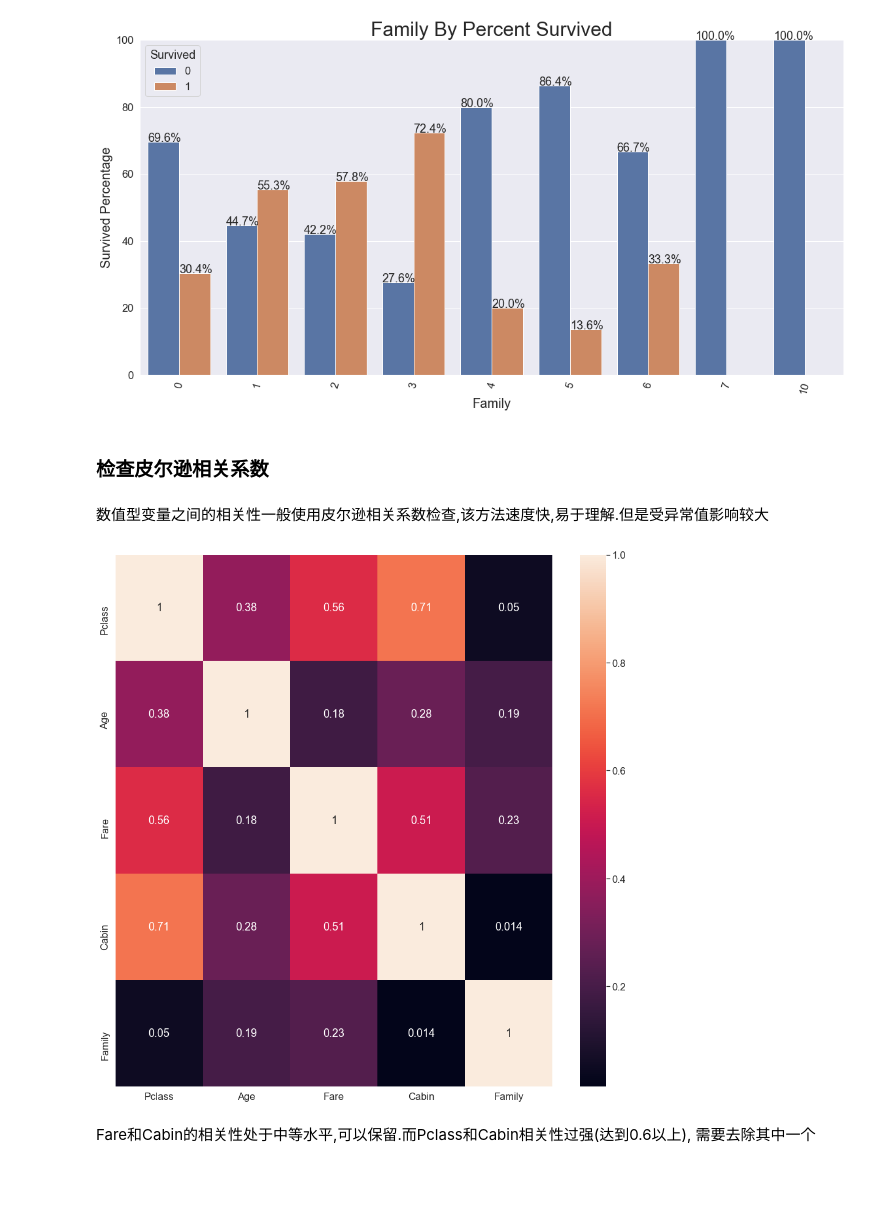
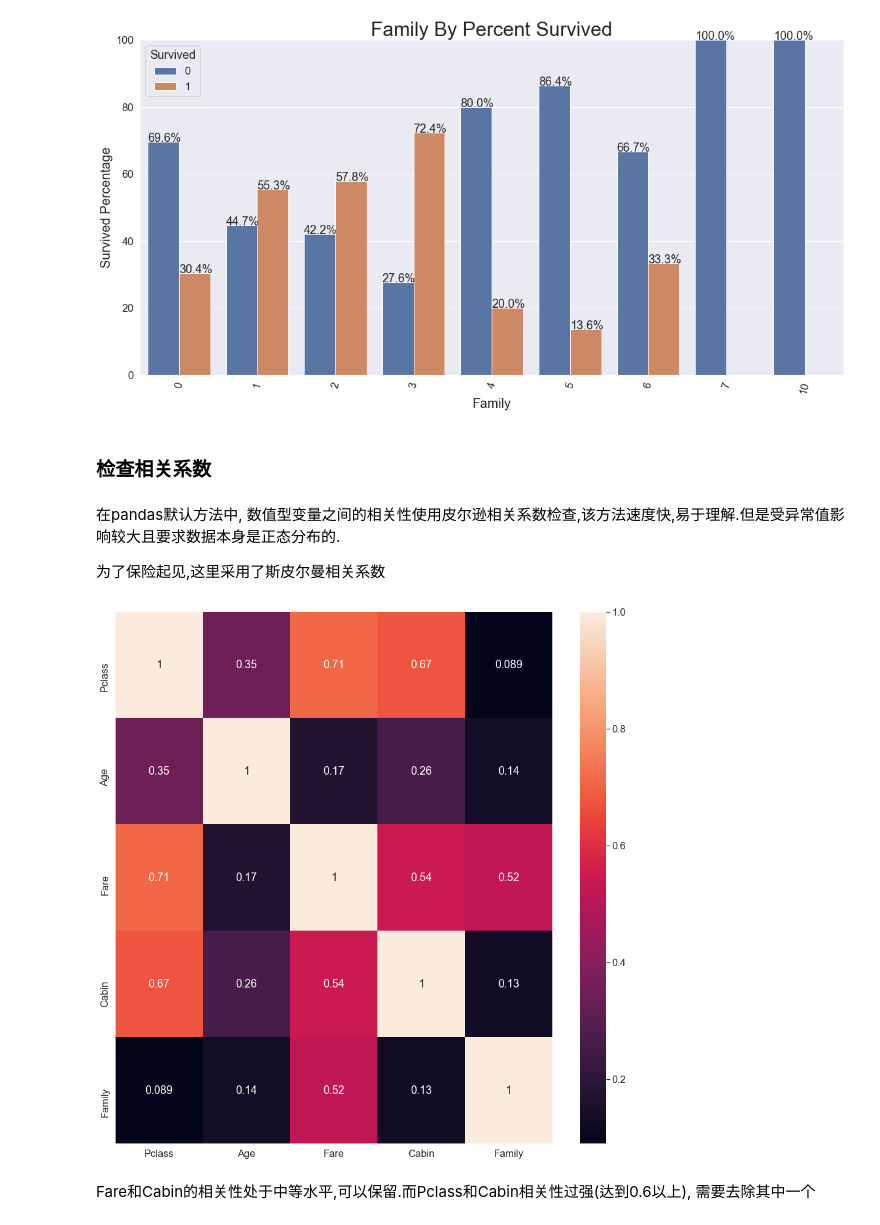
Before and after one commit to 610yilingliu/ds_tutorial, a Jupyter notebook: L3/L3.ipynb, the cells around one changed output. Saved outputs shown, nothing was run; the diff lists cells and outputs as text; code cells hidden in the pictures; blank space fills up the shorter version.

```diff
--- a/L3/L3.ipynb
+++ b/L3/L3.ipynb
@@ -367,16 +367,18 @@ plotting_percentages(train, "Family", "Survived")
 <seaborn.axisgrid.FacetGrid at 0x...>
 [figure]
 # %% [markdown]
-### 检查皮尔逊相关系数
+### 检查相关系数
-# %% [markdown]
-数值型变量之间的相关性一般使用皮尔逊相关系数检查,该方法速度快,易于理解.但是受异常值影响较大
+# %% [markdown]
+在pandas默认方法中, 数值型变量之间的相关性使用皮尔逊相关系数检查,该方法速度快,易于理解.但是受异常值影响较大且要求数据本身是正态分布的.
+
+为了保险起见,这里采用了斯皮尔曼相关系数
 # %%
 all_data = pd.concat([train.drop('Survived', axis = 1), test], axis = 0, ignore_index=True)
 plt.figure(figsize=[16, 16])
-sns.heatmap(abs(all_data.corr()),annot=True)
+sns.heatmap(abs(all_data.corr(method = 'spearman')),annot=True)
 plt.show()
 # %% [output]
-[figure, old version]
+[figure, new version]
 # %% [markdown]
 Fare和Cabin的相关性处于中等水平,可以保留.而Pclass和Cabin相关性过强(达到0.6以上), 需要去除其中一个
 # %% [markdown]
```
Also changed, not shown: parts of 6 cells of this notebook, 2 other files.
